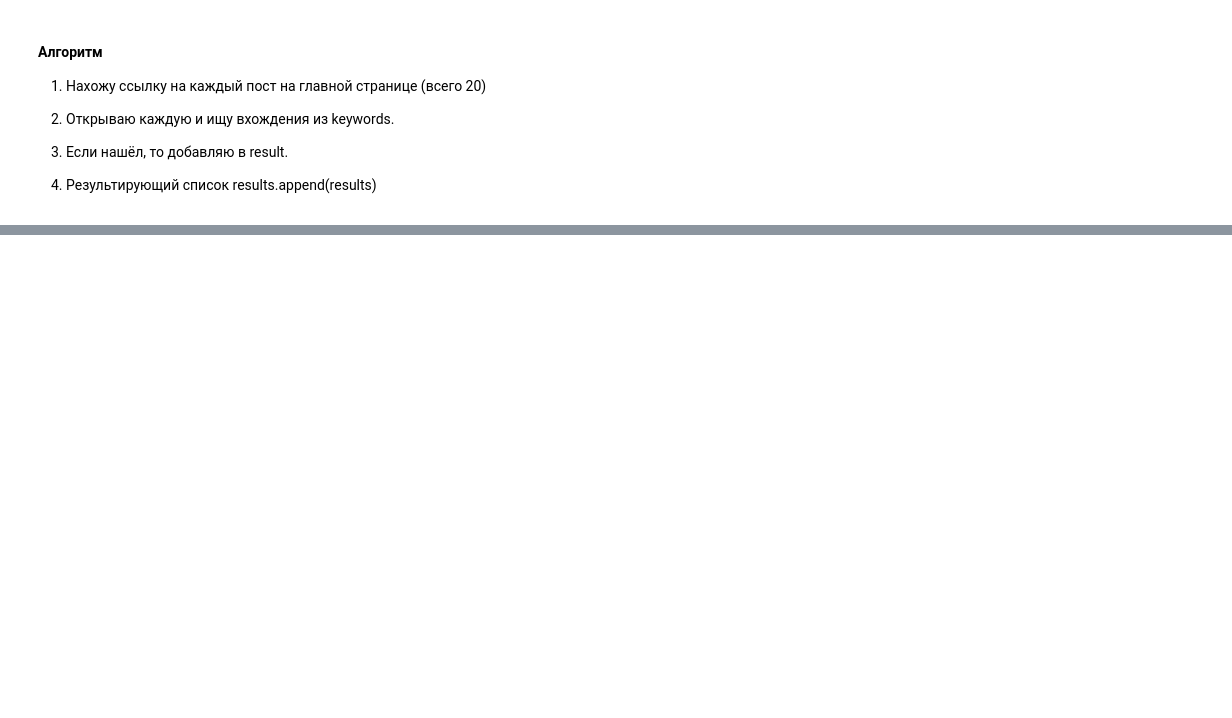
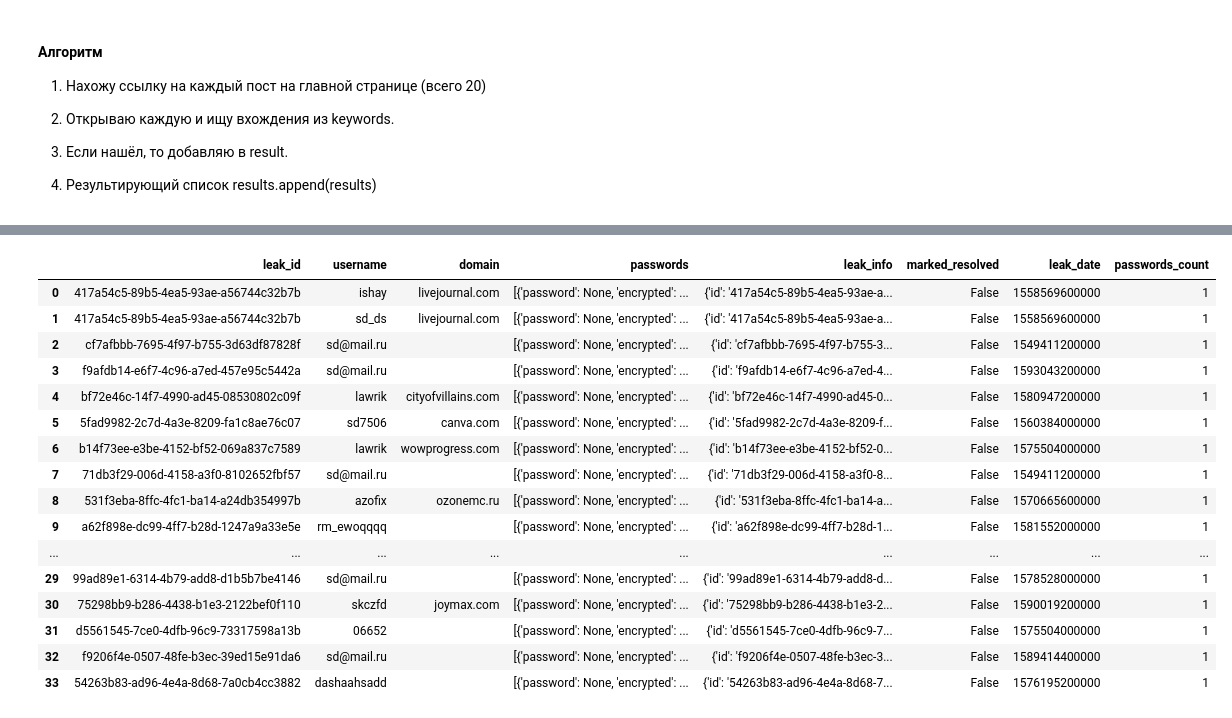
Before and after one commit to ManulTech/Netology, a Jupyter notebook: Howework/Lesson 23. Основы парсинга и работы с API/Untitled.ipynb, the cells around one changed output, grey strips where cells are left out. Cells and saved outputs as stored; diff of their text form; code cells hidden in the pictures; blank space fills up the shorter version.

```diff
--- a/Howework/Lesson 23. Основы парсинга и работы с API/Untitled.ipynb
+++ b/Howework/Lesson 23. Основы парсинга и работы с API/Untitled.ipynb
@@ -126,0 +135,6 @@ df
+# %%
+params = {
+    "email": "sd@mail.ru"
+}
+req = requests.post('https://digibody.avast.com/v1/web/leaks', json=params)
+req.json()
@@ -126,0 +159,21 @@ df
+# %%
+df = pd.DataFrame(req.json()['value'])
+df
+# %% [output]
+|  | leak_id | username | domain | passwords | leak_info | marked_resolved | leak_date | passwords_count |
+| 0 | 417a54c5-89b5-4ea5-93ae-a56744c32b7b | ishay | livejournal.com | [{'password': None, 'encrypted': ... | {'id': '417a54c5-89b5-4ea5-93ae-a... | False | 1558569600000 | 1 |
+| 1 | 417a54c5-89b5-4ea5-93ae-a56744c32b7b | sd_ds | livejournal.com | [{'password': None, 'encrypted': ... | {'id': '417a54c5-89b5-4ea5-93ae-a... | False | 1558569600000 | 1 |
+| 2 | cf7afbbb-7695-4f97-b755-3d63df87828f | sd@mail.ru |  | [{'password': None, 'encrypted': ... | {'id': 'cf7afbbb-7695-4f97-b755-3... | False | 1549411200000 | 1 |
+| 3 | f9afdb14-e6f7-4c96-a7ed-457e95c5442a | sd@mail.ru |  | [{'password': None, 'encrypted': ... | {'id': 'f9afdb14-e6f7-4c96-a7ed-4... | False | 1593043200000 | 1 |
+| 4 | bf72e46c-14f7-4990-ad45-08530802c09f | lawrik | cityofvillains.com | [{'password': None, 'encrypted': ... | {'id': 'bf72e46c-14f7-4990-ad45-0... | False | 1580947200000 | 1 |
+| 5 | 5fad9982-2c7d-4a3e-8209-fa1c8ae76c07 | sd7506 | canva.com | [{'password': None, 'encrypted': ... | {'id': '5fad9982-2c7d-4a3e-8209-f... | False | 1560384000000 | 1 |
+| 6 | b14f73ee-e3be-4152-bf52-069a837c7589 | lawrik | wowprogress.com | [{'password': None, 'encrypted': ... | {'id': 'b14f73ee-e3be-4152-bf52-0... | False | 1575504000000 | 1 |
+| 7 | 71db3f29-006d-4158-a3f0-8102652fbf57 | sd@mail.ru |  | [{'password': None, 'encrypted': ... | {'id': '71db3f29-006d-4158-a3f0-8... | False | 1549411200000 | 1 |
+| 8 | 531f3eba-8ffc-4fc1-ba14-a24db354997b | azofix | ozonemc.ru | [{'password': None, 'encrypted': ... | {'id': '531f3eba-8ffc-4fc1-ba14-a... | False | 1570665600000 | 1 |
+| 9 | a62f898e-dc99-4ff7-b28d-1247a9a33e5e | rm_ewoqqqq |  | [{'password': None, 'encrypted': ... | {'id': 'a62f898e-dc99-4ff7-b28d-1... | False | 1581552000000 | 1 |
+| ... | ... | ... | ... | ... | ... | ... | ... | ... |
+| 29 | 99ad89e1-6314-4b79-add8-d1b5b7be4146 | sd@mail.ru |  | [{'password': None, 'encrypted': ... | {'id': '99ad89e1-6314-4b79-add8-d... | False | 1578528000000 | 1 |
+| 30 | 75298bb9-b286-4438-b1e3-2122bef0f110 | skczfd | joymax.com | [{'password': None, 'encrypted': ... | {'id': '75298bb9-b286-4438-b1e3-2... | False | 1590019200000 | 1 |
+| 31 | d5561545-7ce0-4dfb-96c9-73317598a13b | 06652 |  | [{'password': None, 'encrypted': ... | {'id': 'd5561545-7ce0-4dfb-96c9-7... | False | 1575504000000 | 1 |
+| 32 | f9206f4e-0507-48fe-b3ec-39ed15e91da6 | sd@mail.ru |  | [{'password': None, 'encrypted': ... | {'id': 'f9206f4e-0507-48fe-b3ec-3... | False | 1589414400000 | 1 |
+| 33 | 54263b83-ad96-4e4a-8d68-7a0cb4cc3882 | dashaahsadd |  | [{'password': None, 'encrypted': ... | {'id': '54263b83-ad96-4e4a-8d68-7... | False | 1576195200000 | 1 |
```
Also changed, not shown: parts of 25 cells of this notebook.
